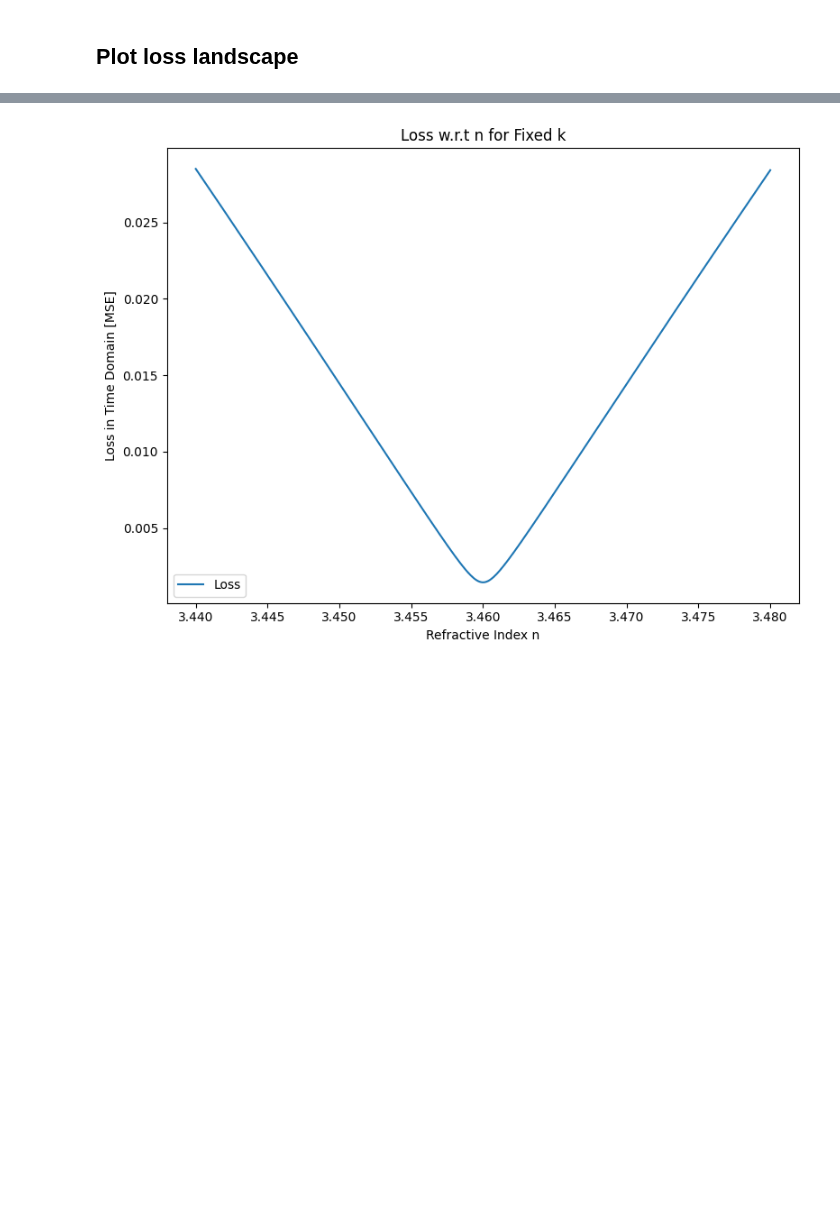
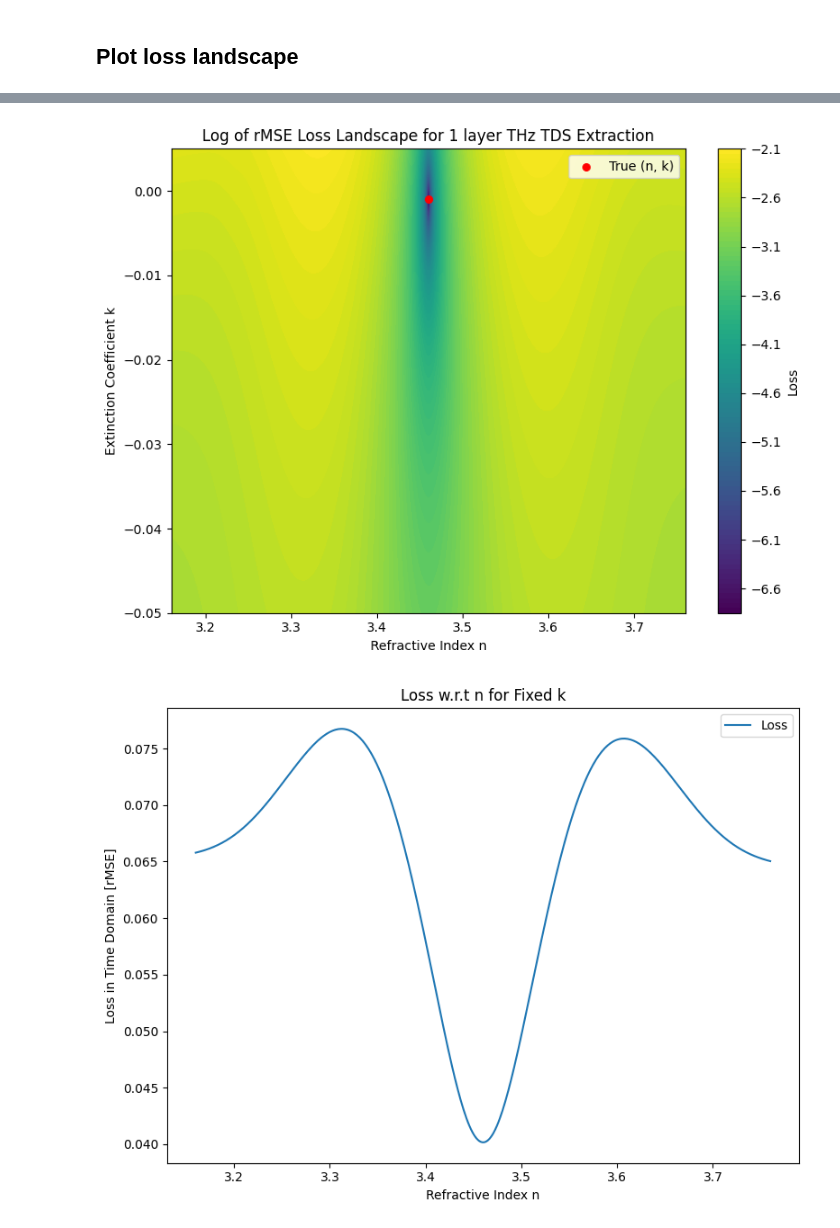
Before and after one commit to tls54/THz-TDS, a Jupyter notebook: Transfer Matrix Method/Experimental_reference.ipynb, the cells around one changed output, grey strips where cells are left out. Cells and saved outputs as stored; diff of their text form; code cells hidden in the pictures; blank space fills up the shorter version.

```diff
--- a/Transfer Matrix Method/Experimental_reference.ipynb
+++ b/Transfer Matrix Method/Experimental_reference.ipynb
@@ -260,3 +261,16 @@ plt.show()
+# %%
+plt.figure(figsize=(8, 6))
+plt.contourf(n_grid, k_grid, log_loss_grid, levels=100, cmap='viridis')
+plt.colorbar(label="Loss")
+plt.scatter(n_true, k_true, color='red', label="True (n, k)", s=30)
+plt.xlabel("Refractive Index n")
+plt.ylabel("Extinction Coefficient k")
+plt.title("Log of rMSE Loss Landscape for 1 layer THz TDS Extraction")
+plt.legend()
+plt.tight_layout()
+plt.show()
+# %% [output]
+[figure, added]
 # %%
 # Now, let's extract the loss for fixed k_true
 k_index = np.argmin(np.abs(k_grid[0] - k_true))  # Find the index where k is closest to k_true
@@ -266,10 +280,10 @@ loss_at_k_true = loss_grid[k_index, :]
 plt.figure(figsize=(8, 6))
 plt.plot(n_grid[0], loss_at_k_true, label='Loss')
 plt.xlabel("Refractive Index n")
-plt.ylabel("Loss in Time Domain [MSE]")
+plt.ylabel("Loss in Time Domain [rMSE]")
 plt.title("Loss w.r.t n for Fixed k")
 plt.legend()
 plt.tight_layout()
 plt.show()
 # %% [output]
-[figure, old version]
+[figure, new version]
```
Also changed, not shown: parts of 9 cells of this notebook, 1 other file.
